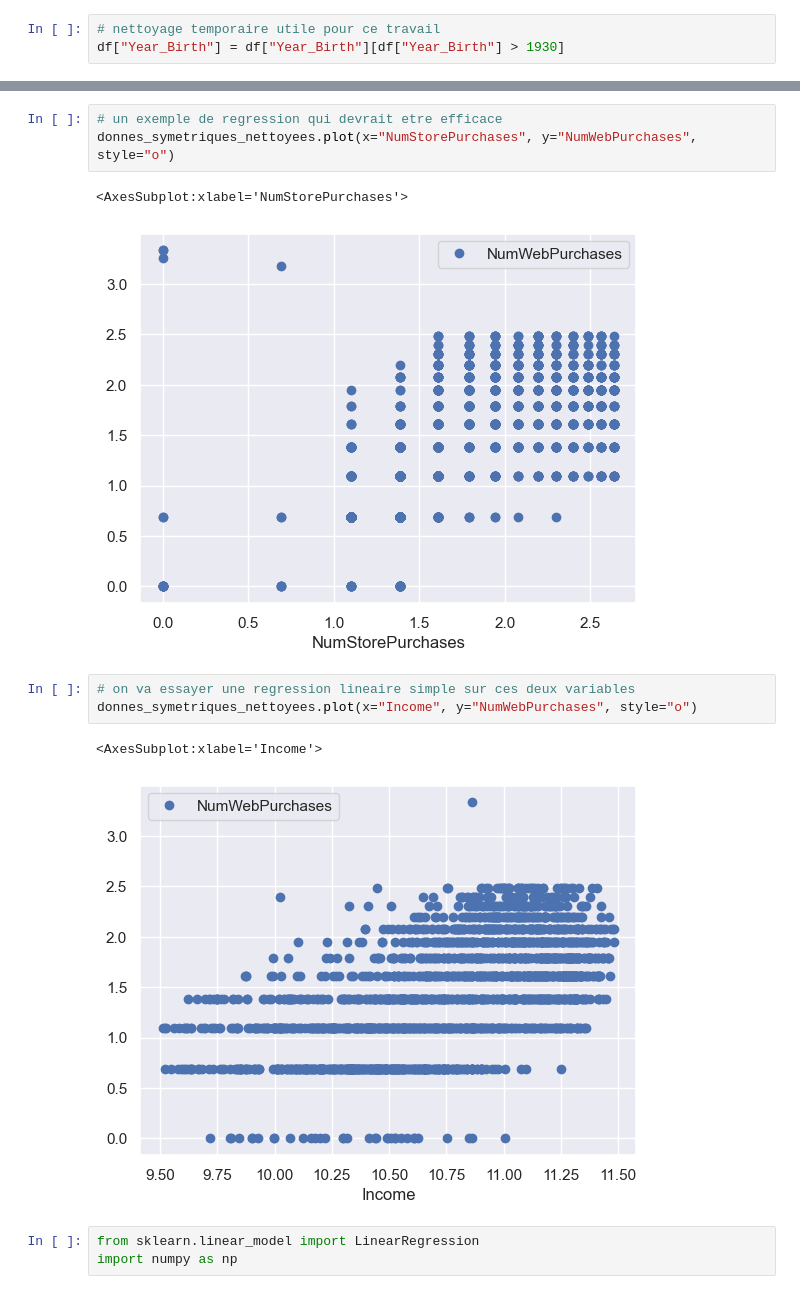
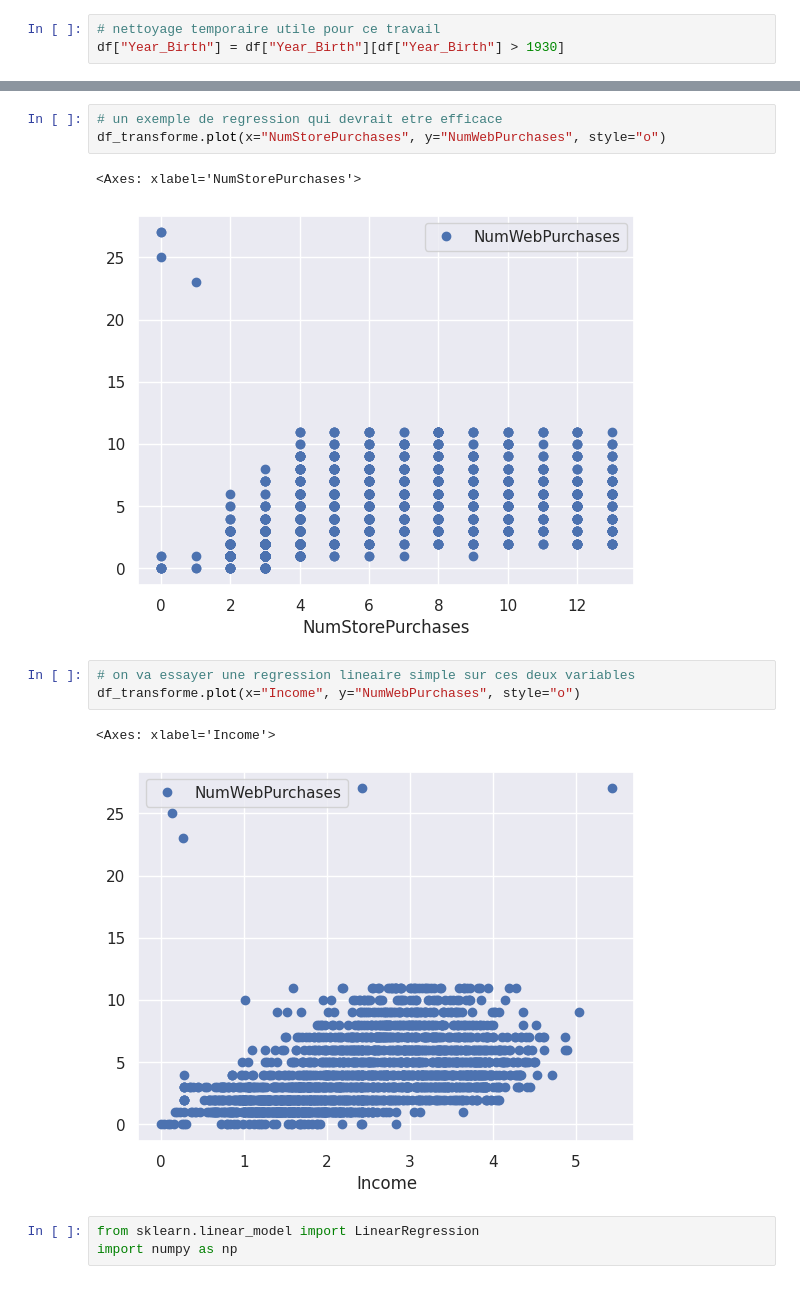
Before and after one commit to Ab2nour/customer-base-analysis, a Jupyter notebook: presentation.ipynb, the cells around one changed output, grey strips where cells are left out. Drawn from its saved outputs; the diff is of its cells as text.

```diff
--- a/presentation.ipynb
+++ b/presentation.ipynb
@@ -730,15 +730,15 @@ donnes_symetriques_nettoyees.plot(x="Year_Birth", y="NumStorePurchases", style="
 # %%
 # un exemple de regression qui devrait etre efficace
-donnes_symetriques_nettoyees.plot(x="NumStorePurchases", y="NumWebPurchases", style="o")
+df_transforme.plot(x="NumStorePurchases", y="NumWebPurchases", style="o")
 # %% [output]
-<AxesSubplot:xlabel='NumStorePurchases'>
+<Axes: xlabel='NumStorePurchases'>
-[figure, old version]
+[figure, new version]
 # %%
 # on va essayer une regression lineaire simple sur ces deux variables
-donnes_symetriques_nettoyees.plot(x="Income", y="NumWebPurchases", style="o")
+df_transforme.plot(x="Income", y="NumWebPurchases", style="o")
 # %% [output]
-<AxesSubplot:xlabel='Income'>
+<Axes: xlabel='Income'>
-[figure, old version]
+[figure, new version]
 # %%
 from sklearn.linear_model import LinearRegression
 import numpy as np
```
Also changed, not shown: parts of 18 cells of this notebook.
